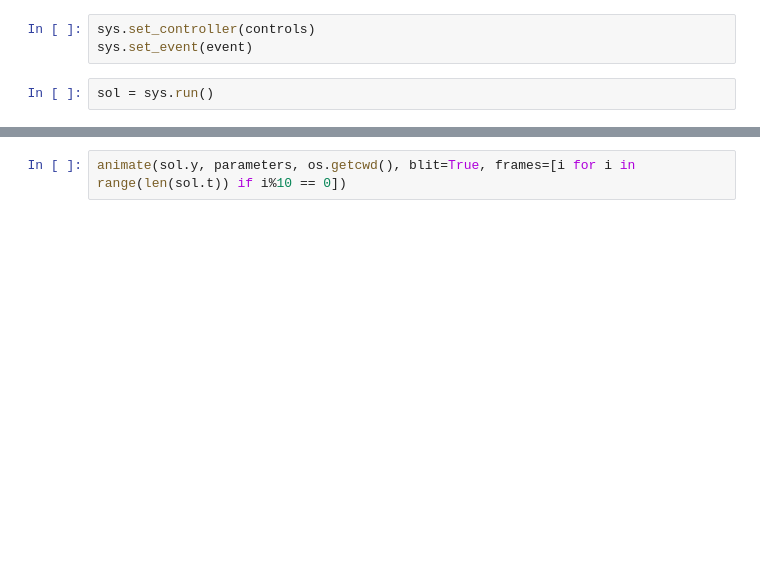
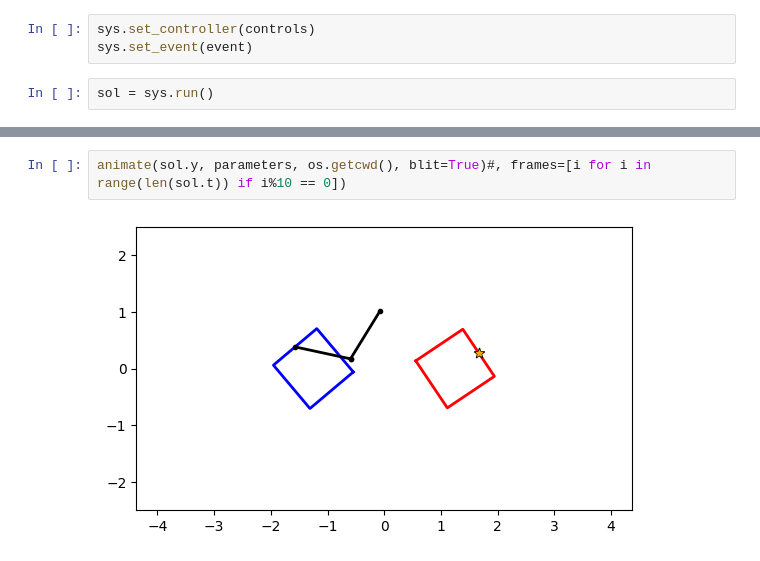
Before and after one commit to uc-steffenr/AEEM6117-final-project, a Jupyter notebook: work/test_clik.ipynb, the cells around one changed output, grey strips where cells are left out. Saved outputs shown, nothing was run; the diff lists cells and outputs as text; blank space fills up the shorter version.

```diff
--- a/work/test_clik.ipynb
+++ b/work/test_clik.ipynb
@@ -72,2 +190,4 @@ plot_controls(sol.t, sol.u, save=False, show=True)
 # %%
-animate(sol.y, parameters, os.getcwd(), blit=True, frames=[i for i in range(len(sol.t)) if i%10 == 0])
+animate(sol.y, parameters, os.getcwd(), blit=True)#, frames=[i for i in range(len(sol.t)) if i%10 == 0])
+# %% [output]
+[figure, added]
```
Also changed, not shown: parts of 6 cells of this notebook, 3 other files.
